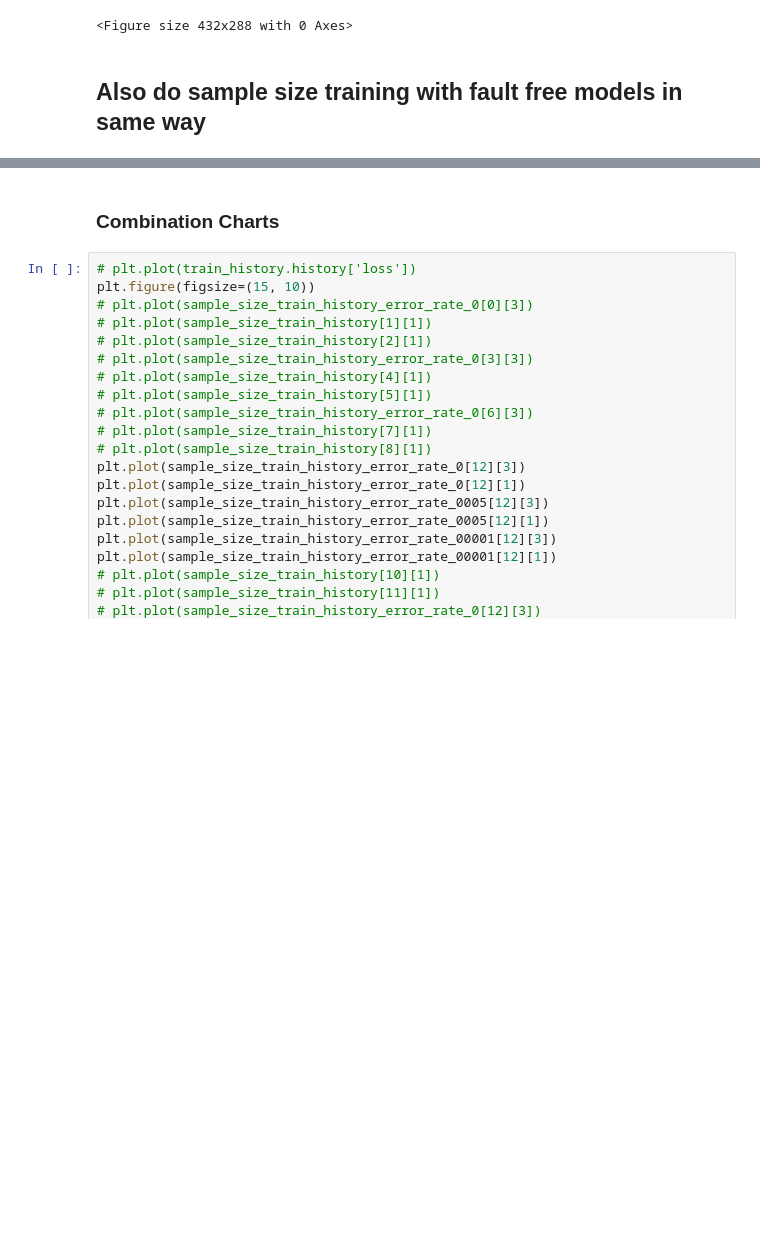
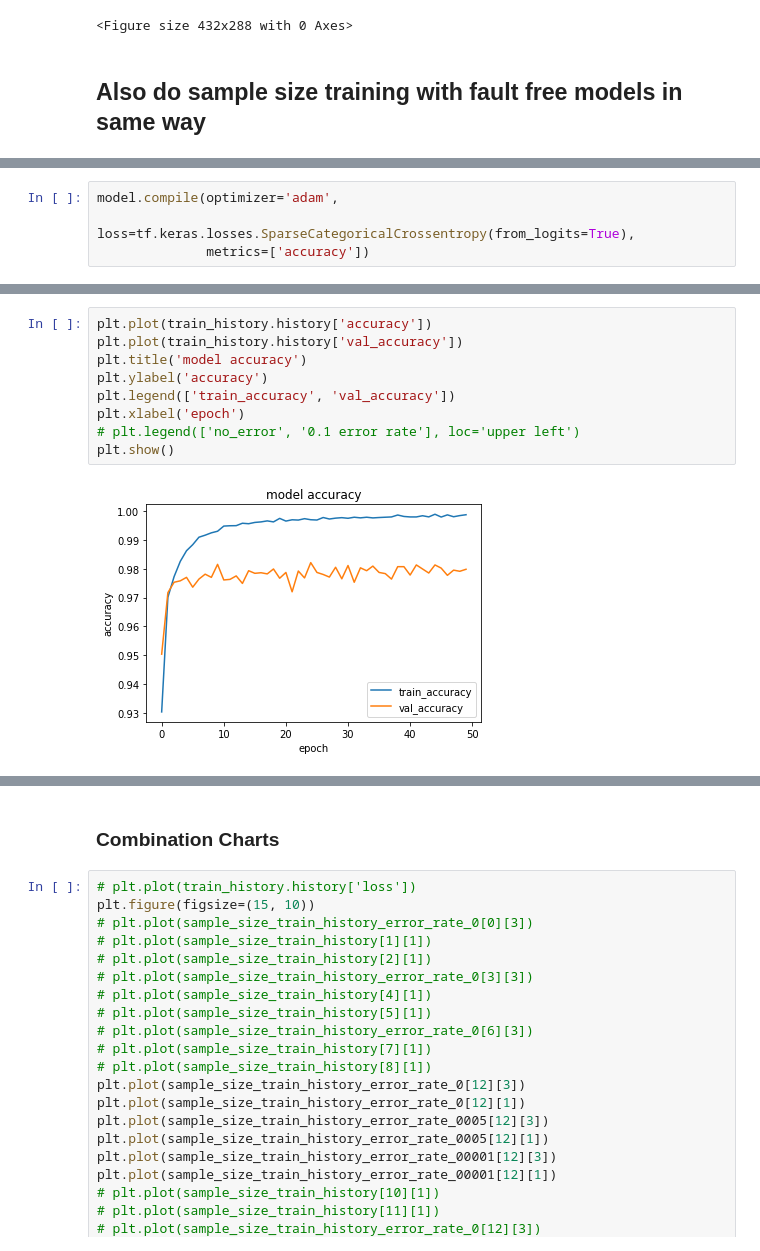
Before and after one commit to dPhanekham/tf2_error_injection, a Jupyter notebook: iris_inject_errors/mnist_fashion_fault_injection.ipynb, the cells around one changed output, grey strips where cells are left out. Drawn from its saved outputs; the diff is of its cells as text; blank space fills up the shorter version.

```diff
--- a/iris_inject_errors/mnist_fashion_fault_injection.ipynb
+++ b/iris_inject_errors/mnist_fashion_fault_injection.ipynb
@@ -1003,0 +1191,4 @@ sample_size_train_history_error_rate_0 = np.load('results/sample_size_train_hist
+# %%
+model.compile(optimizer='adam',
+              loss=tf.keras.losses.SparseCategoricalCrossentropy(from_logits=True),
+              metrics=['accuracy'])
@@ -1004,3 +1205,14 @@ sample_size_train_history_error_rate_0 = np.load('results/sample_size_train_hist
+# %%
+plt.plot(train_history.history['accuracy'])
+plt.plot(train_history.history['val_accuracy'])
+plt.title('model accuracy')
+plt.ylabel('accuracy')
+plt.legend(['train_accuracy', 'val_accuracy'])
+plt.xlabel('epoch')
+# plt.legend(['no_error', '0.1 error rate'], loc='upper left')
+plt.show()
+# %% [output]
+[figure, added]
 # %%
 # plt.plot(train_history.history['loss'])
 plt.figure(figsize=(10, 8))
```
Also changed, not shown: parts of 19 cells of this notebook.
